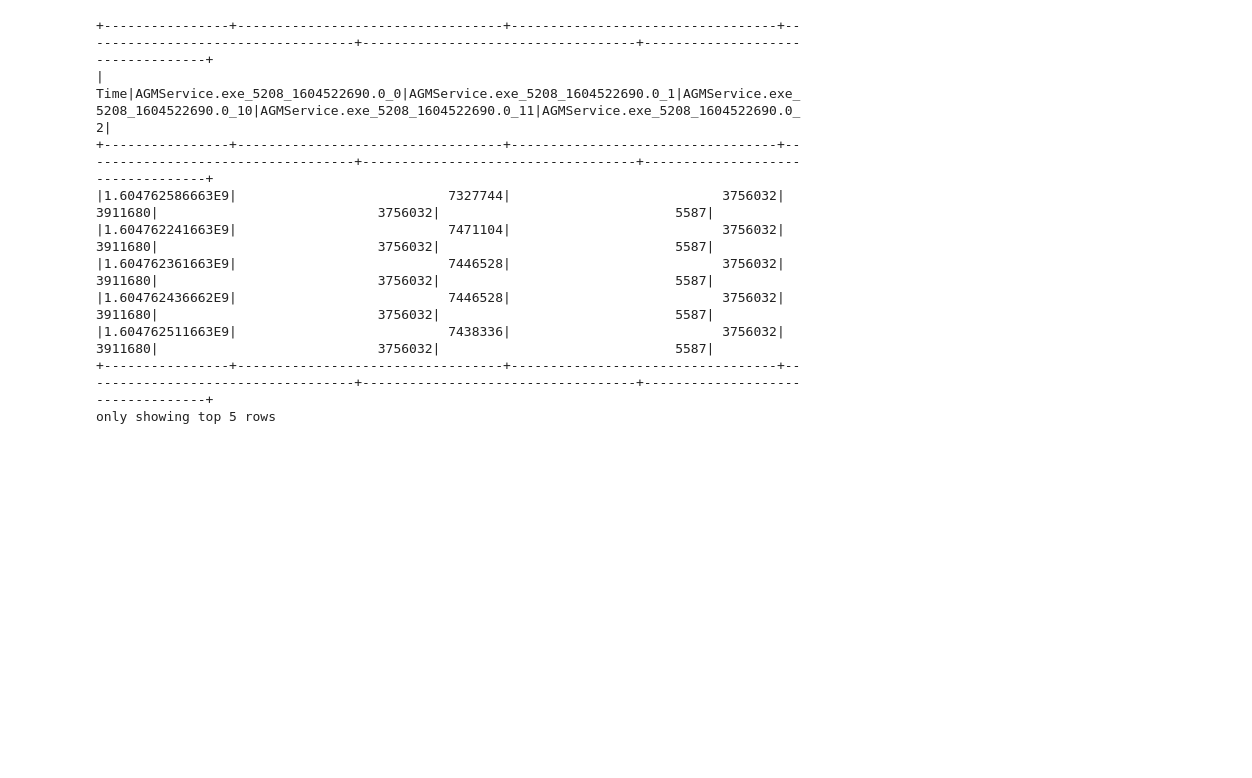
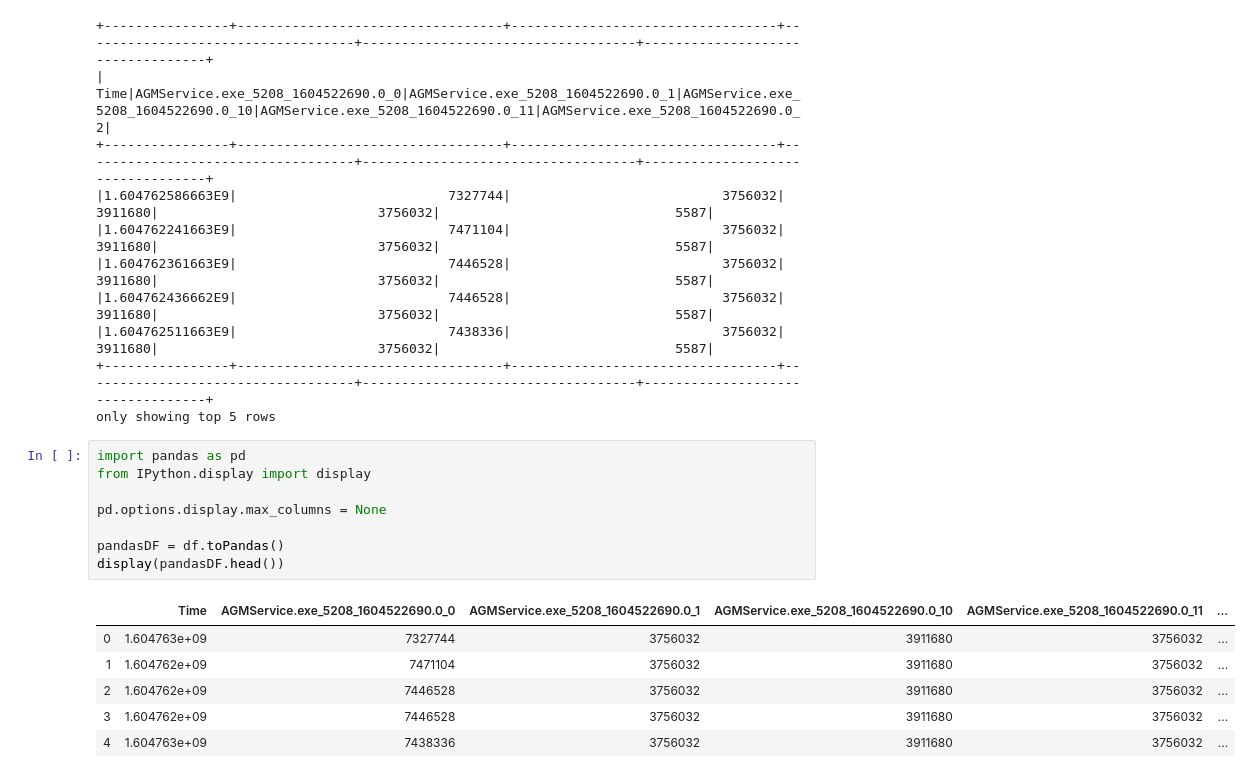
Before and after one commit to al1928/MonitoringSystem, a Jupyter notebook: testDFspark.ipynb, the cells around one changed output. Drawn from its saved outputs; the diff is of its cells as text; blank space fills up the shorter version.

```diff
--- a/testDFspark.ipynb
+++ b/testDFspark.ipynb
@@ -76,3 +76,18 @@ df.show(5)
 |1.604762511663E9|                           7438336|                           3756032|                            3911680|                            3756032|                              5587|
 +----------------+----------------------------------+----------------------------------+-----------------------------------+-----------------------------------+----------------------------------+
 only showing top 5 rows
+# %%
+import pandas as pd
+from IPython.display import display
+
+pd.options.display.max_columns = None
+
+pandasDF = df.toPandas()
+display(pandasDF.head())
+# %% [output]
+|  | Time | AGMService.exe_5208_1604522690.0_0 | AGMService.exe_5208_1604522690.0_1 | AGMService.exe_5208_1604522690.0_10 | AGMService.exe_5208_1604522690.0_11 | ... |
+| 0 | 1.604763e+09 | 7327744 | 3756032 | 3911680 | 3756032 | ... |
+| 1 | 1.604762e+09 | 7471104 | 3756032 | 3911680 | 3756032 | ... |
+| 2 | 1.604762e+09 | 7446528 | 3756032 | 3911680 | 3756032 | ... |
+| 3 | 1.604762e+09 | 7446528 | 3756032 | 3911680 | 3756032 | ... |
+| 4 | 1.604763e+09 | 7438336 | 3756032 | 3911680 | 3756032 | ... |
```
Also changed, not shown: parts of 4 cells of this notebook.
